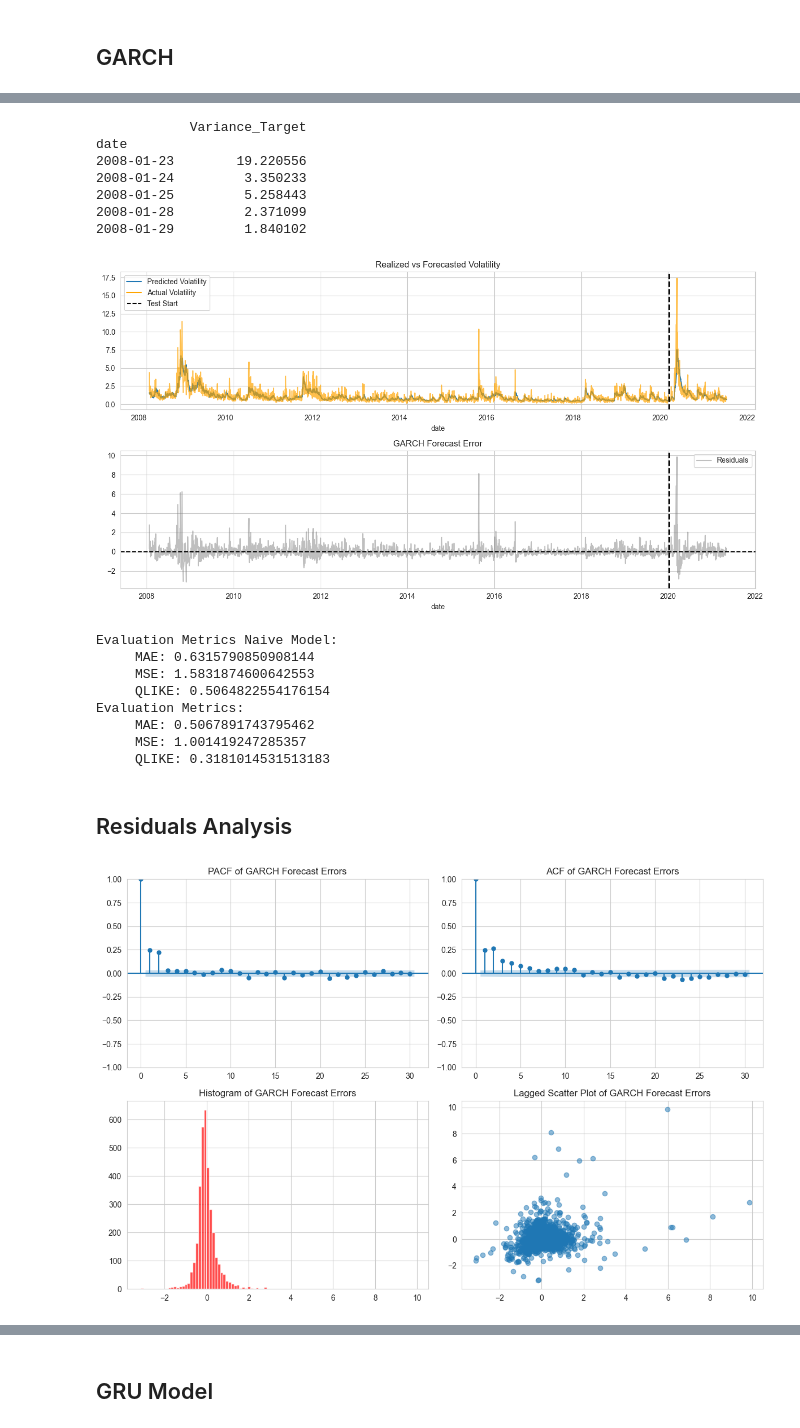
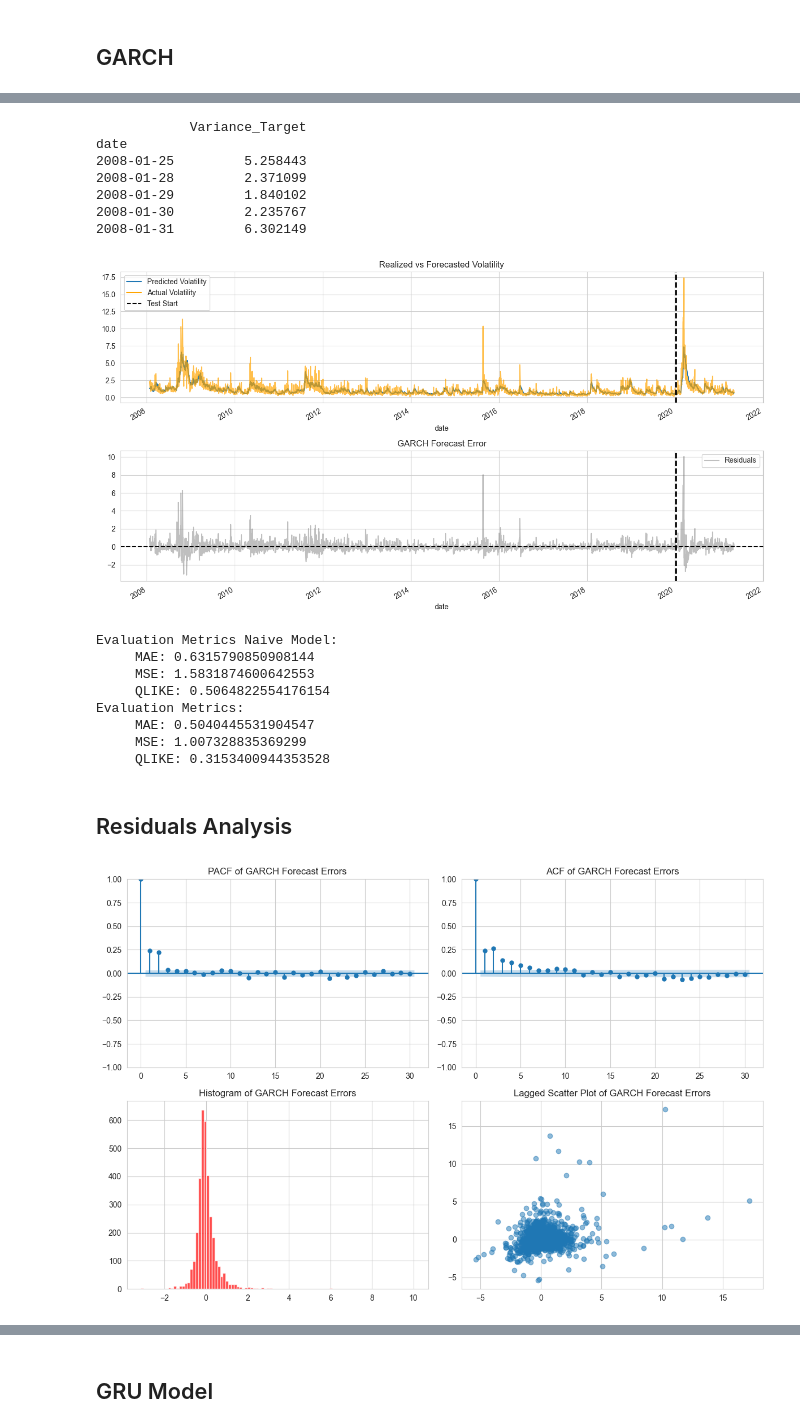
Before and after one commit to YahyaGhallali/VolatilityForecast, a Jupyter notebook: Code/Hybrid/garch-gru-bench.ipynb, the cells around one changed output, grey strips where cells are left out. Saved outputs shown, nothing was run; the diff lists cells and outputs as text; code cells hidden in the pictures.

```diff
--- a/Code/Hybrid/garch-gru-bench.ipynb
+++ b/Code/Hybrid/garch-gru-bench.ipynb
@@ -209,5 +218,13 @@ Train/Test Split Date: 2020-01-08 00:00:00
 # %%
-model = arch_model(r_daily * 100, vol='Garch', p=1, q=1, dist='t',)
-res = model.fit(last_obs=split_date, disp='off')
+model = arch_model(
+    r_daily * 100,
+    mean="AR",
+    lags=2,
+    vol="Garch",
+    p=1,
+    q=1,
+    dist="t",
+)
+res = model.fit(last_obs=split_date, disp="off")
 res.summary()
 # %% [output]
@@ -234,6 +253,6 @@ Distribution
 Covariance estimator: robust
 # %%
-forecast_horizon = res.forecast(start=r_daily.index[0],)
+forecast_horizon = res.forecast(start=r_daily.index[2])
 garch_var = forecast_horizon.variance.dropna()
 garch_var.columns = ['GARCH_Variance_Forecast']
 garch_var.head()
@@ -248,15 +267,16 @@ garch_var.head()
 # %%
 test_target_var = pd.DataFrame(target_variance.loc[garch_var.index])
 test_target_var.columns = ['Variance_Target']
+test_target_var.index = pd.to_datetime(test_target_var.index)
 print(test_target_var.head())
 # %% [output]
             Variance_Target
 date
-2008-01-23        19.220556
-2008-01-24         3.350233
 2008-01-25         5.258443
 2008-01-28         2.371099
 2008-01-29         1.840102
+2008-01-30         2.235767
+2008-01-31         6.302149
 # %%
 import matplotlib.pyplot as plt
 import numpy as np
@@ -301,41 +321,46 @@ ax[1].axvline(split_date, color='black', linestyle='--', linewidth=2, label='Tes
 plt.tight_layout()
 plt.show()
 # %% [output]
-[figure, old version]
+[figure, new version]
 # %%
 print("Evaluation Metrics Naive Model:")
-print("     MAE:", mean_absolute_error(np.sqrt(test_target_var[r_daily.index > split_date]).iloc[1:], np.sqrt(test_target_var[r_daily.index > split_date]).shift(1).dropna()))
-print("     MSE:", mean_squared_error(np.sqrt(test_target_var[r_daily.index > split_date]).iloc[1:], np.sqrt(test_target_var[r_daily.index > split_date]).shift(1).dropna()))
-print("     QLIKE:", q_like((test_target_var[r_daily.index > split_date]).iloc[1:].to_numpy(), (test_target_var[r_daily.index > split_date]).shift(1).dropna().to_numpy()))
+print("     MAE:", mean_absolute_error(np.sqrt(test_target_var[test_target_var.index > split_date]).iloc[1:], np.sqrt(test_target_var[test_target_var.index > split_date]).shift(1).dropna()))
+print("     MSE:", mean_squared_error(np.sqrt(test_target_var[test_target_var.index > split_date]).iloc[1:], np.sqrt(test_target_var[test_target_var.index > split_date]).shift(1).dropna()))
+print("     QLIKE:", q_like((test_target_var[test_target_var.index > split_date]).iloc[1:].to_numpy(), (test_target_var[test_target_var.index > split_date]).shift(1).dropna().to_numpy()))
 
 print("Evaluation Metrics:")
-print("     MAE:", mean_absolute_error(np.sqrt(test_target_var[r_daily.index > split_date]["Variance_Target"]), np.sqrt(garch_var[r_daily.index > split_date]["GARCH_Variance_Forecast"])))
-print("     MSE:", mean_squared_error(np.sqrt(test_target_var[r_daily.index > split_date]["Variance_Target"]), np.sqrt(garch_var[r_daily.index > split_date]["GARCH_Variance_Forecast"])))
-print("     QLIKE:", q_like((test_target_var[r_daily.index > split_date]["Variance_Target"]).to_numpy(), (garch_var[r_daily.index > split_date]["GARCH_Variance_Forecast"]).to_numpy()))
+print("     MAE:", mean_absolute_error(np.sqrt(test_target_var[test_target_var.index > split_date]["Variance_Target"]), np.sqrt(garch_var[garch_var.index > split_date]["GARCH_Variance_Forecast"])))
+print("     MSE:", mean_squared_error(np.sqrt(test_target_var[test_target_var.index > split_date]["Variance_Target"]), np.sqrt(garch_var[garch_var.index > split_date]["GARCH_Variance_Forecast"])))
+print("     QLIKE:", q_like((test_target_var[test_target_var.index > split_date]["Variance_Target"]).to_numpy(), (garch_var[garch_var.index > split_date]["GARCH_Variance_Forecast"]).to_numpy()))
 # %% [output]
 Evaluation Metrics Naive Model:
      MAE: 0.6315790850908144
      MSE: 1.5831874600642553
      QLIKE: 0.5064822554176154
 Evaluation Metrics:
-     MAE: 0.5067891743795462
-     MSE: 1.001419247285357
-     QLIKE: 0.3181014531513183
+     MAE: 0.5040445531904547
+     MSE: 1.007328835369299
+     QLIKE: 0.3153400944353528
 # %% [markdown]
 ## Residuals Analysis
 # %%
 fig, ax = plt.subplots(2, 2, figsize=(12, 8))
 plot_pacf(residuals, lags=30, title="PACF of GARCH Forecast Errors", ax=ax[0, 0])
 plot_acf(residuals, lags=30, title="ACF of GARCH Forecast Errors", ax=ax[0, 1])
 
-residuals.hist(bins=100, color='red', alpha=0.7, ax=ax[1, 0])
+residuals.hist(bins=100, color="red", alpha=0.7, ax=ax[1, 0])
 ax[1, 0].set_title("Histogram of GARCH Forecast Errors")
 
-ax[1, 1].scatter(residuals[:-2], residuals[2:], alpha=0.5)
+n = 2
+ax[1, 1].scatter(
+    StandardScaler().fit_transform((residuals[:-2].values.reshape(-1, 1))),
+    StandardScaler().fit_transform((residuals[2:].values.reshape(-1, 1))),
+    alpha=0.5,
+)
 ax[1, 1].set_title("Lagged Scatter Plot of GARCH Forecast Errors")
 
 plt.tight_layout()
 plt.show()
 # %% [output]
-[figure, old version]
+[figure, new version]
 # %%
```
Also changed, not shown: parts of 19 cells of this notebook, 5 other files.
